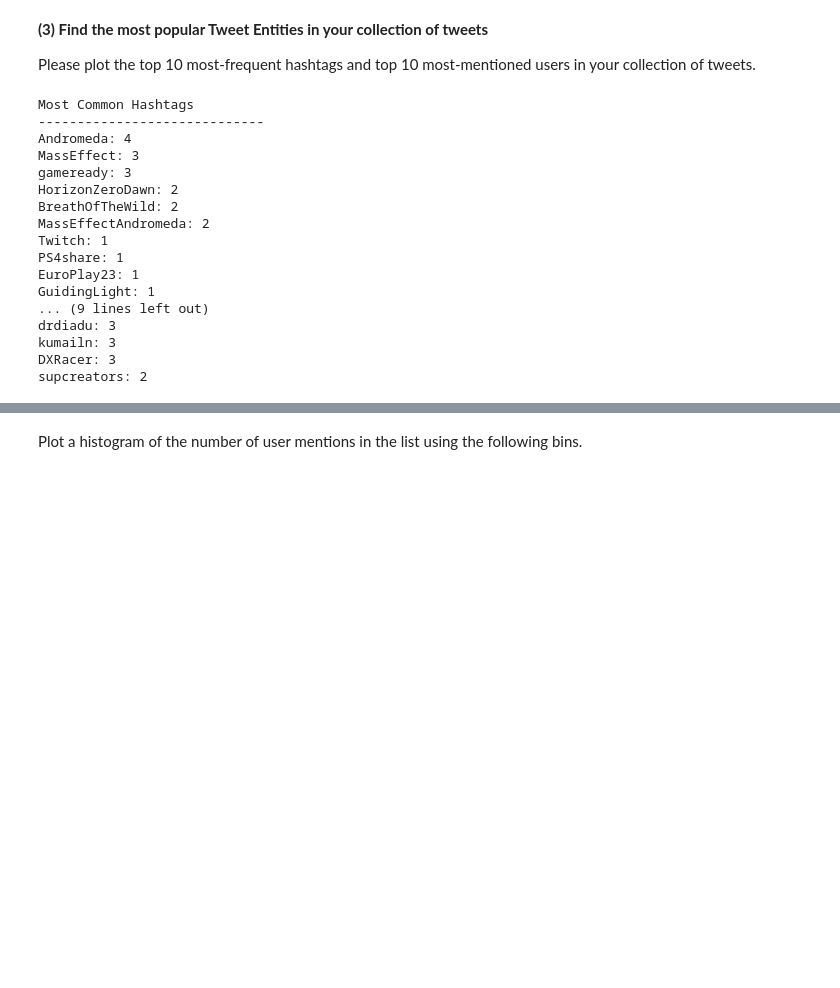
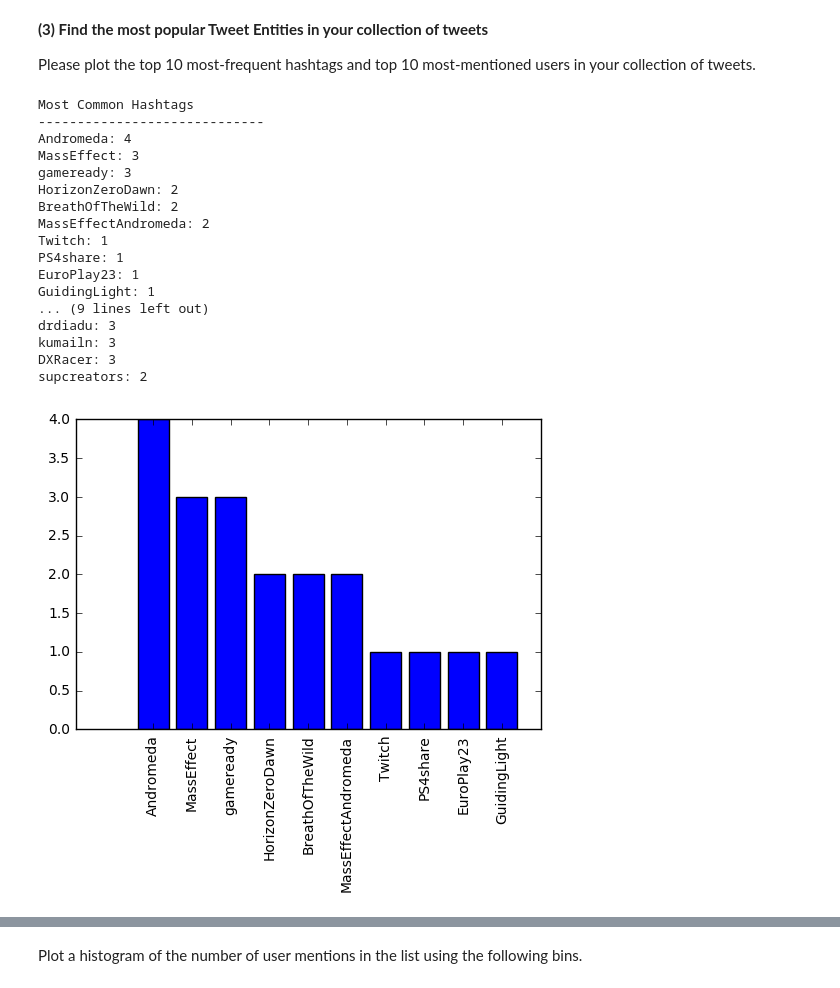
Before and after one commit to Shunderpooch/DS3001-Case-1, a Jupyter notebook: case1.ipynb, the cells around one changed output, grey strips where cells are left out. Cells and saved outputs as stored; diff of their text form; code cells hidden in the pictures; blank space fills up the shorter version.

Commit message:
Added histogram plots for hashtags and user mentions.

```diff
--- a/case1.ipynb
+++ b/case1.ipynb
@@ -189,6 +189,8 @@ RT @Polygon: Games like #BreathOfTheWild, #MassEffect and #HorizonZeroDawn are s
 
 Please plot the top 10 most-frequent hashtags and top 10 most-mentioned users in your collection of tweets.
 # %%
+import matplotlib.pyplot as plt
+
 hashtags = dict()
 mentioned_users = dict()
 
@@ -223,30 +225,50 @@ sorted_mentioned_users = list(reversed(sorted(mentioned_users.items(), key=opera
 # Get min of entity count and 10
 hashtag_item_count = len(sorted_hashtags) if len(sorted_hashtags) < 10 else 10
 mentioned_users_item_count = len(sorted_mentioned_users) if len(sorted_mentioned_users) < 10 else 10
 
 # Print tables
 print '{}{}{}'.format('Most Common Hashtags', '\n', '-----------------------------')
 for i in range(0, hashtag_item_count):
     print '{}: {}'.format(sorted_hashtags[i][0], sorted_hashtags[i][1])
 
 print '{}{}{}{}'.format('\n', 'Most Common User Mentions', '\n', '-----------------------------')
 for i in range(0, mentioned_users_item_count):
     print '{}: {}'.format(sorted_mentioned_users[i][0], sorted_mentioned_users[i][1])
+
+# Graphs
+hashtags_texts = [hash[0] for hash in sorted_hashtags[0:10]]
+hashtags_counts = [hash[1] for hash in sorted_hashtags[0:10]]
+
+hashtags_len = range(len(hashtags_texts))
+plt.bar(hashtags_len, hashtags_counts, align='center')
+locs, labels = plt.xticks(hashtags_len, hashtags_texts)
+plt.setp(labels, rotation=90)
+plt.show()
+
+user_mention_texts = [hash[0] for hash in sorted_mentioned_users[0:10]]
+user_mention_counts = [hash[1] for hash in sorted_mentioned_users[0:10]]
+
+user_mention_len = range(len(user_mention_texts))
+plt.bar(user_mention_len, user_mention_counts, align='center')
+locs, labels = plt.xticks(user_mention_len, user_mention_texts)
+plt.setp(labels, rotation=90)
+plt.show()
 # %% [output]
 Most Common Hashtags
 -----------------------------
 Andromeda: 4
 MassEffect: 3
 gameready: 3
 HorizonZeroDawn: 2
 BreathOfTheWild: 2
 MassEffectAndromeda: 2
 Twitch: 1
 PS4share: 1
 EuroPlay23: 1
 GuidingLight: 1
 ... (9 lines left out)
 drdiadu: 3
 kumailn: 3
 DXRacer: 3
 supcreators: 2
+[figure, added]
```
Also changed, not shown: parts of 1 cell of this notebook.
